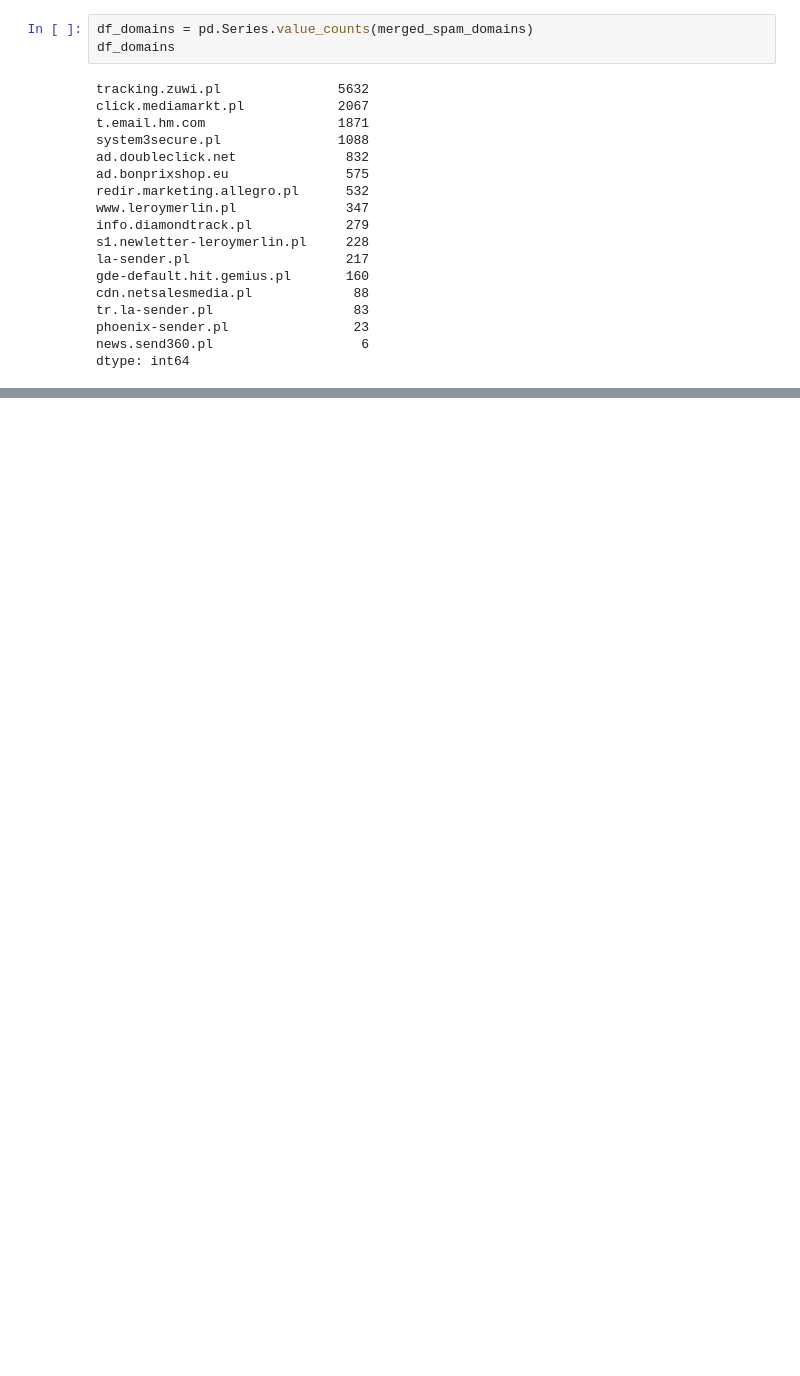
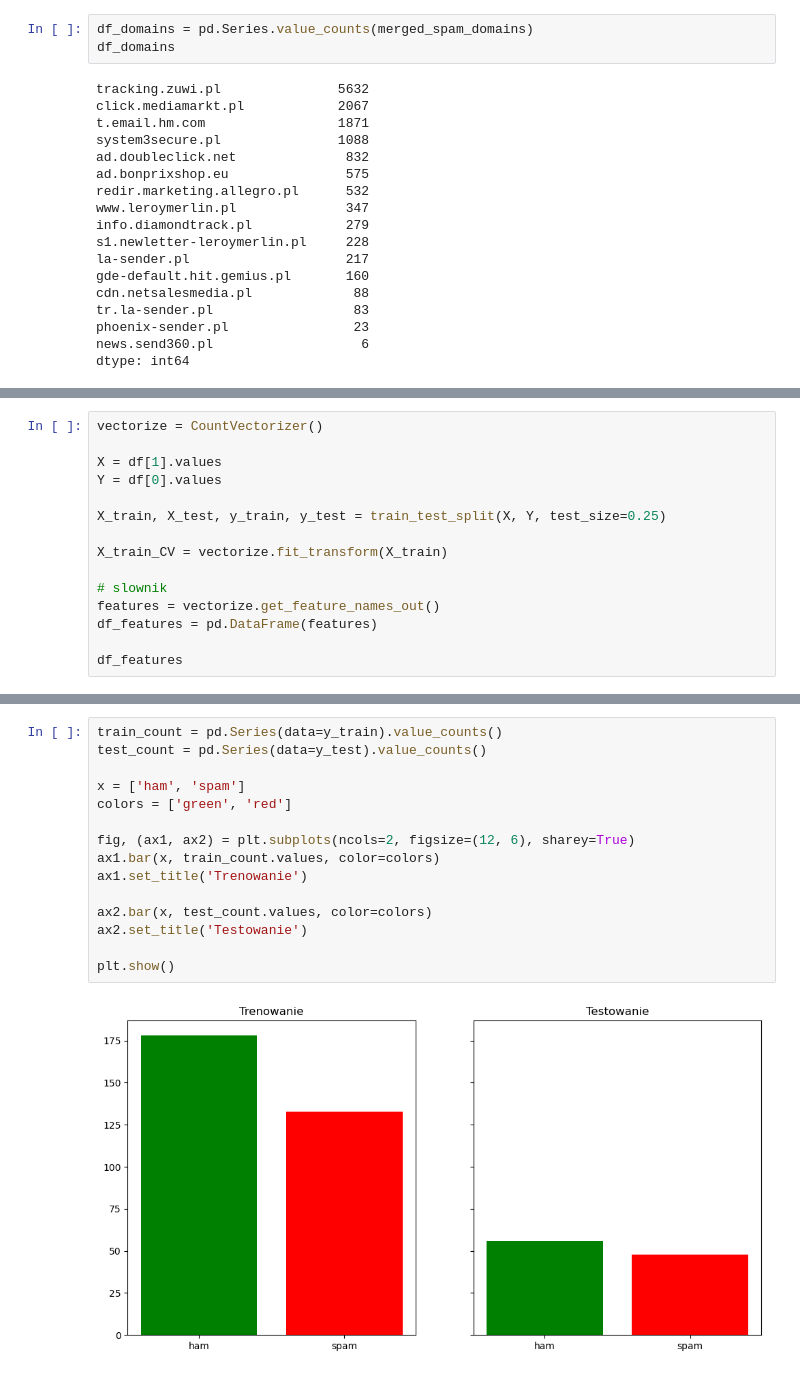
Before and after one commit to vinceloeice/NBayes_mail_classifier, a Jupyter notebook: Untitled-1.ipynb, the cells around one changed output, grey strips where cells are left out. Cells and saved outputs as stored; diff of their text form; blank space fills up the shorter version.

```diff
--- a/Untitled-1.ipynb
+++ b/Untitled-1.ipynb
@@ -32,0 +96,15 @@ dtype: int64
+# %%
+vectorize = CountVectorizer()
+
+X = df[1].values
+Y = df[0].values
+
+X_train, X_test, y_train, y_test = train_test_split(X, Y, test_size=0.25)
+
+X_train_CV = vectorize.fit_transform(X_train)
+
+# slownik
+features = vectorize.get_feature_names_out()
+df_features = pd.DataFrame(features)
+
+df_features
@@ -32,0 +176,17 @@ dtype: int64
+# %%
+train_count = pd.Series(data=y_train).value_counts()
+test_count = pd.Series(data=y_test).value_counts()
+
+x = ['ham', 'spam']
+colors = ['green', 'red']
+
+fig, (ax1, ax2) = plt.subplots(ncols=2, figsize=(12, 6), sharey=True)
+ax1.bar(x, train_count.values, color=colors)
+ax1.set_title('Trenowanie')
+
+ax2.bar(x, test_count.values, color=colors)
+ax2.set_title('Testowanie')
+
+plt.show()
+# %% [output]
+[figure, added]
```
Also changed, not shown: parts of 13 cells of this notebook, 1 other file.
